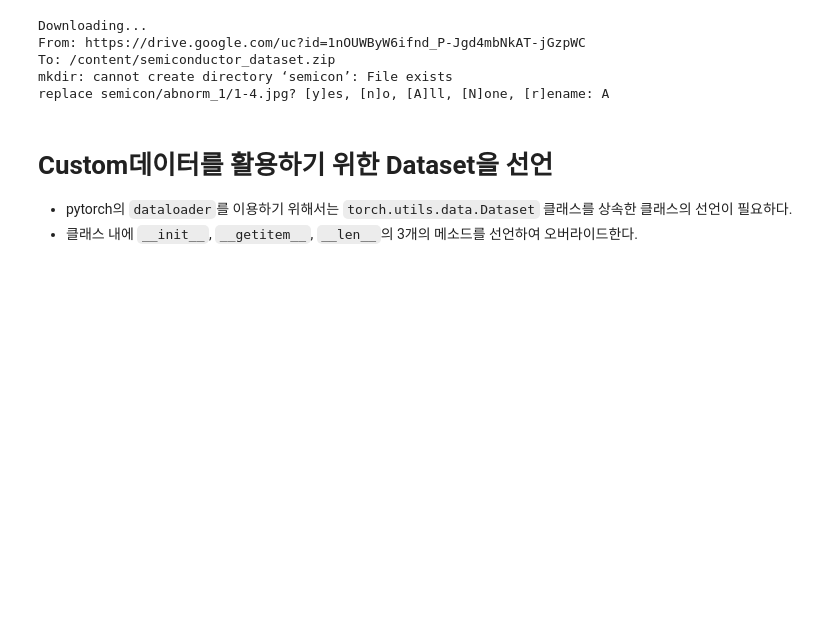
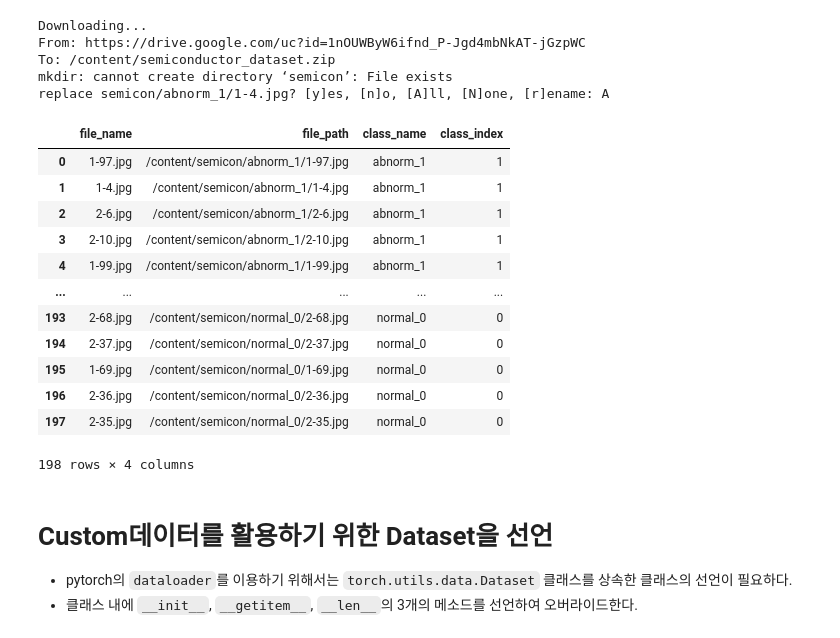
Before and after one commit to zkfbdkf/ml-python, a Jupyter notebook: 실습_PretrainedModel활용.ipynb, the cells around one changed output. Saved outputs shown, nothing was run; the diff lists cells and outputs as text; code cells hidden in the pictures; blank space fills up the shorter version.

```diff
--- a/실습_PretrainedModel활용.ipynb
+++ b/실습_PretrainedModel활용.ipynb
@@ -63,6 +63,22 @@ def build_csv(directory_string, output_csv_name):
 train_folder = os.path.join(os.getcwd(), 'semicon')
 build_csv(train_folder, 'train.csv')
 train_df = pd.read_csv('train.csv')
+# %%
+train_df
+# %% [output]
+|  | file_name | file_path | class_name | class_index |
+| 0 | 1-97.jpg | /content/semicon/abnorm_1/1-97.jpg | abnorm_1 | 1 |
+| 1 | 1-4.jpg | /content/semicon/abnorm_1/1-4.jpg | abnorm_1 | 1 |
+| 2 | 2-6.jpg | /content/semicon/abnorm_1/2-6.jpg | abnorm_1 | 1 |
+| 3 | 2-10.jpg | /content/semicon/abnorm_1/2-10.jpg | abnorm_1 | 1 |
+| 4 | 1-99.jpg | /content/semicon/abnorm_1/1-99.jpg | abnorm_1 | 1 |
+| ... | ... | ... | ... | ... |
+| 193 | 2-68.jpg | /content/semicon/normal_0/2-68.jpg | normal_0 | 0 |
+| 194 | 2-37.jpg | /content/semicon/normal_0/2-37.jpg | normal_0 | 0 |
+| 195 | 1-69.jpg | /content/semicon/normal_0/1-69.jpg | normal_0 | 0 |
+| 196 | 2-36.jpg | /content/semicon/normal_0/2-36.jpg | normal_0 | 0 |
+| 197 | 2-35.jpg | /content/semicon/normal_0/2-35.jpg | normal_0 | 0 |
+198 rows × 4 columns
 # %% [markdown]
 # Custom데이터를 활용하기 위한 Dataset을 선언
 - pytorch의 `dataloader`를 이용하기 위해서는 `torch.utils.data.Dataset` 클래스를 상속한 클래스의 선언이 필요하다.
```
Also changed, not shown: parts of 32 cells of this notebook.
